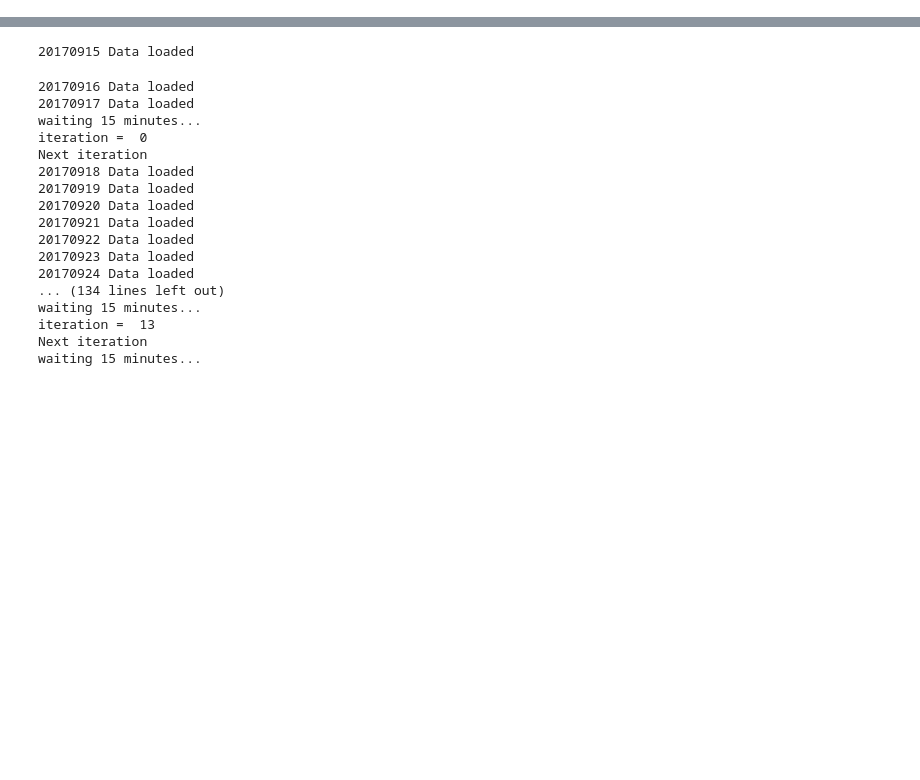
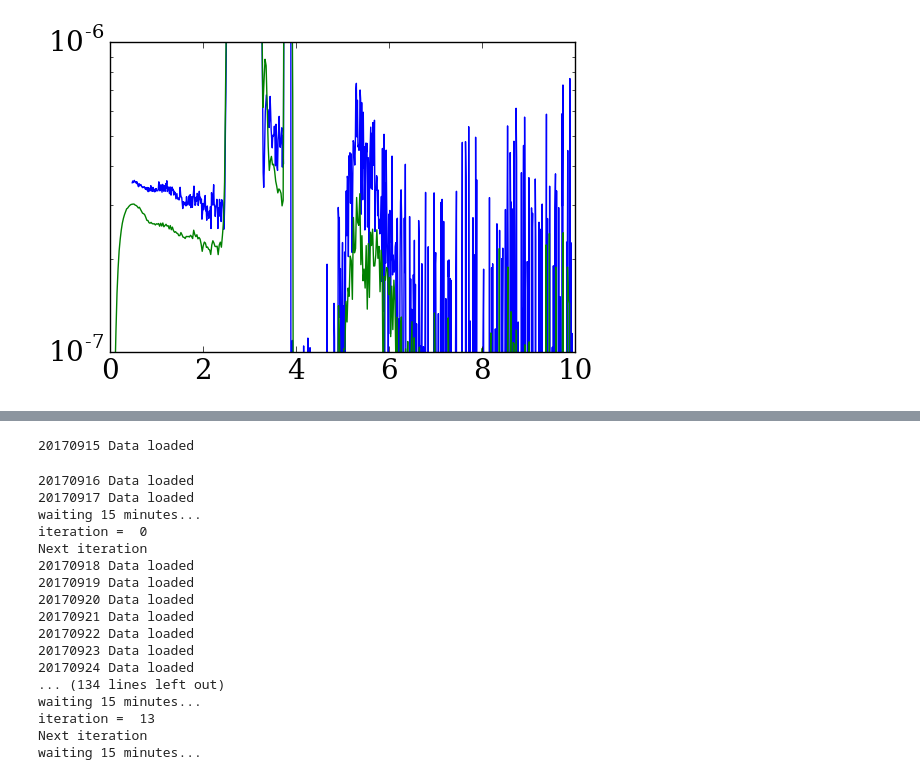
Before and after one commit to cduranalarcon/Lidar_DDU, a Jupyter notebook: Notebooks/temp.ipynb, the cells around one changed output, grey strips where cells are left out. Cells and saved outputs as stored; diff of their text form; code cells hidden in the pictures; blank space fills up the shorter version.

```diff
--- a/Notebooks/temp.ipynb
+++ b/Notebooks/temp.ipynb
@@ -58,0 +389,13 @@ VRES = 3 #bins, 1bin = 3.8m # try only 1,2,3,6 bins
+# %%
+RCOR = np.loadtxt("I:/PHD/Lidar/Processing_V3/Signals/5min3bins/Overlapping_5min_3bins_R_interpolCOR.dat")
+OCOR = np.loadtxt("I:/PHD/Lidar/Processing_V3/Signals/5min3bins/Overlapping_5min_3bins_interpolCOR.dat")
+PAR8 = np.loadtxt("I:/PHD/Lidar/Inversion_V2/Signals/Par90/Par90_20170208_10min.dat")
+# %%
+pylab.plot(r_,Par[60,:]*OCOR[30:])
+pylab.plot(height,par_bgc[6*5,:]/10000000000)
+pylab.plot(PAR8[30,:])
+pylab.yscale("log")
+pylab.axis([0,10,1e-7,1e-6])
+pylab.show()
+# %% [output]
+[figure, added]
```
Also changed, not shown: parts of 10 cells of this notebook.
